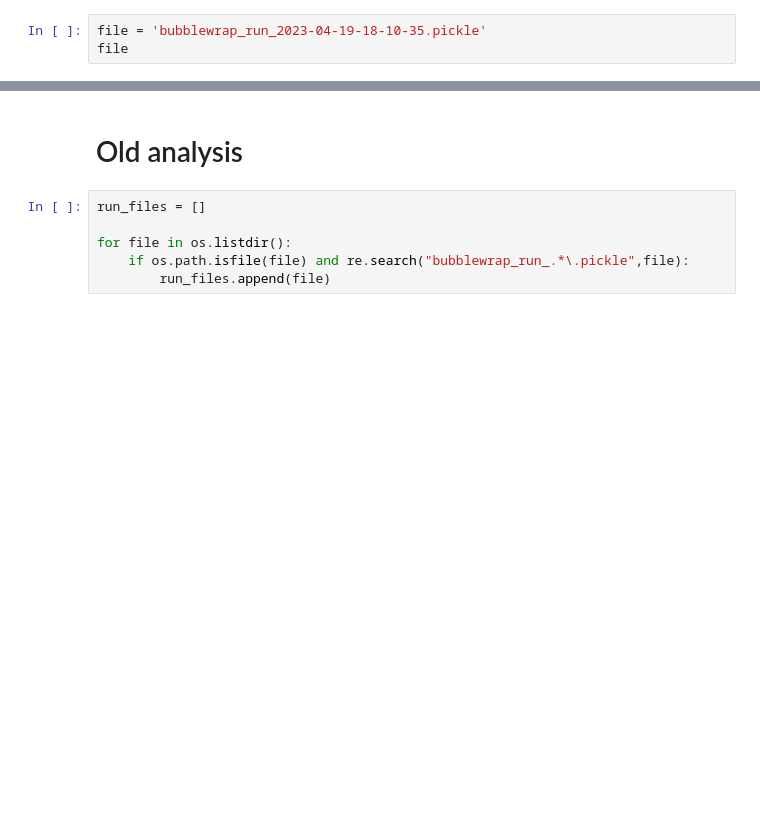
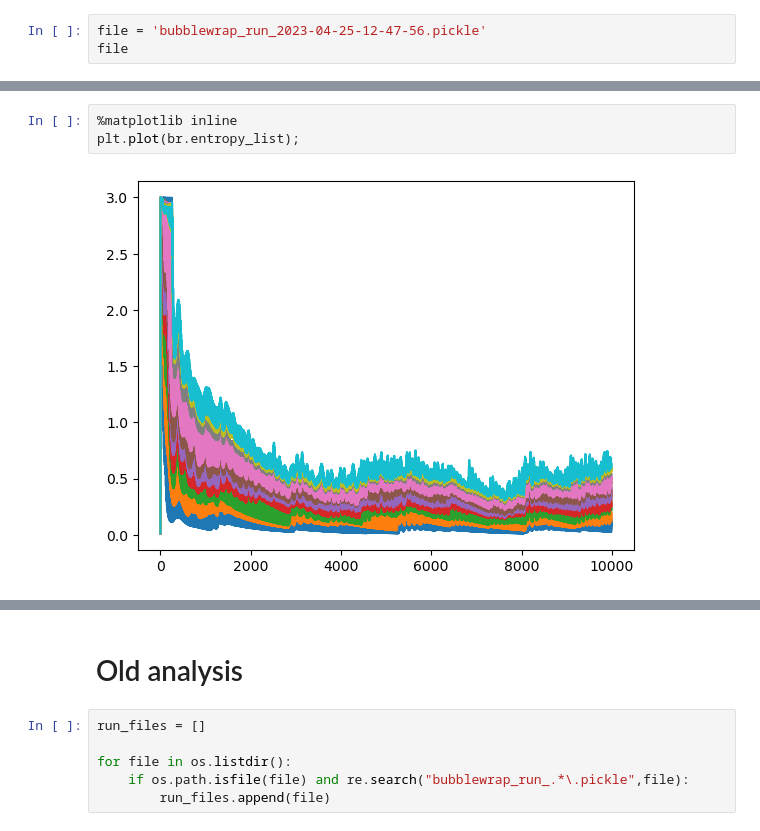
Before and after one commit to draeloslab/Bubblewrap, a Jupyter notebook: generated/bubblewrap_runs/Run Inspector.ipynb, the cells around one changed output, grey strips where cells are left out. Saved outputs shown, nothing was run; the diff lists cells and outputs as text; blank space fills up the shorter version.

Commit message:
unifies run_bubblewrap/movie; explores new predict

```diff
--- a/generated/bubblewrap_runs/Run Inspector.ipynb
+++ b/generated/bubblewrap_runs/Run Inspector.ipynb
@@ -23,4 +23,4 @@ file
 # %%
-file = 'bubblewrap_run_2023-04-19-18-10-35.pickle'
+file = 'bubblewrap_run_2023-04-25-12-47-56.pickle'
 file
 # %% [output]
@@ -34,0 +53,5 @@ ModuleNotFoundError: No module named 'bubblewrap_run'
+# %%
+%matplotlib inline
+plt.plot(br.entropy_list);
+# %% [output]
+[figure, added]
```
Also changed, not shown: parts of 23 cells of this notebook, 4 other files.
